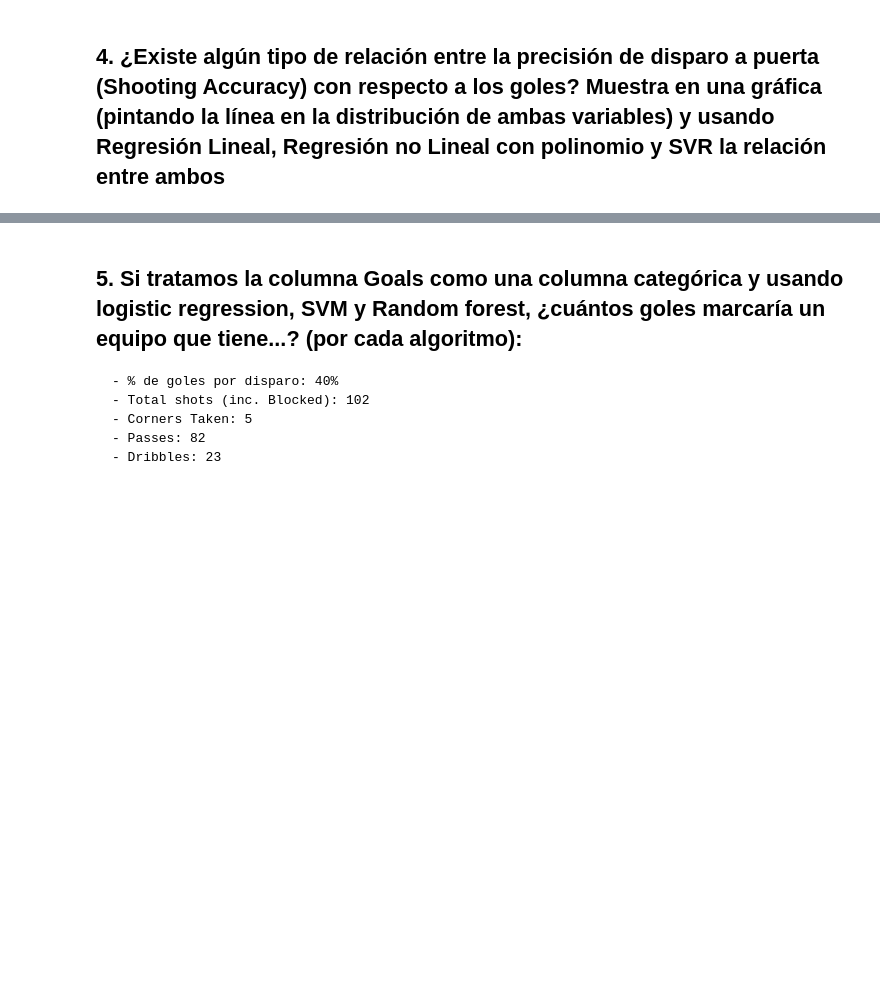
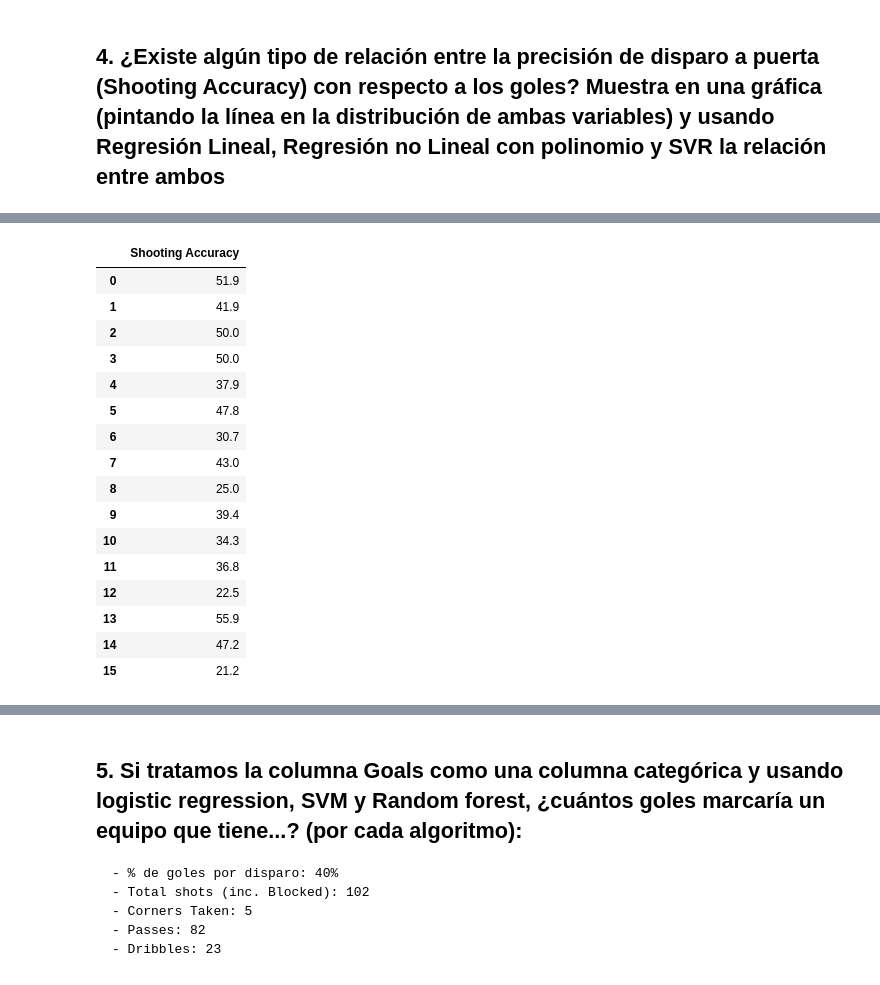
Before and after one commit to rafazamb/DS_PT_ENE21, a Jupyter notebook: 2-Machine_Learning/2.1_Supervised/2.1.6 SVM/2 - football_stats - Solución.ipynb, the cells around one changed output, grey strips where cells are left out. Saved outputs shown, nothing was run; the diff lists cells and outputs as text; code cells hidden in the pictures; blank space fills up the shorter version.

```diff
--- a/2-Machine_Learning/2.1_Supervised/2.1.6 SVM/2 - football_stats - Solución.ipynb
+++ b/2-Machine_Learning/2.1_Supervised/2.1.6 SVM/2 - football_stats - Solución.ipynb
@@ -144,0 +164,20 @@ Las siguientes columnas presentan una correlación mayor del 95% con cualquier o
+# %%
+df[["Shooting Accuracy"]]
+# %% [output]
+|  | Shooting Accuracy |
+| 0 | 51.9 |
+| 1 | 41.9 |
+| 2 | 50.0 |
+| 3 | 50.0 |
+| 4 | 37.9 |
+| 5 | 47.8 |
+| 6 | 30.7 |
+| 7 | 43.0 |
+| 8 | 25.0 |
+| 9 | 39.4 |
+| 10 | 34.3 |
+| 11 | 36.8 |
+| 12 | 22.5 |
+| 13 | 55.9 |
+| 14 | 47.2 |
+| 15 | 21.2 |
```
Also changed, not shown: parts of 11 cells of this notebook, 9 other files.
